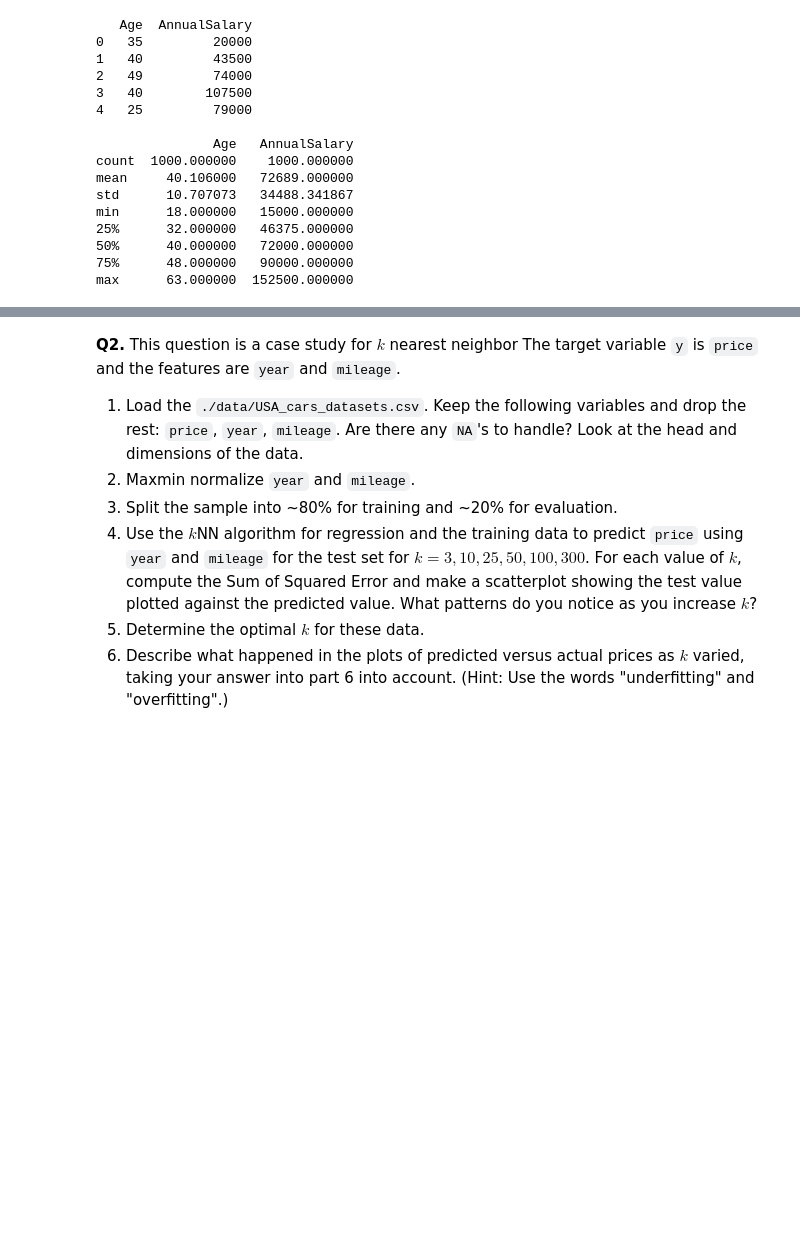
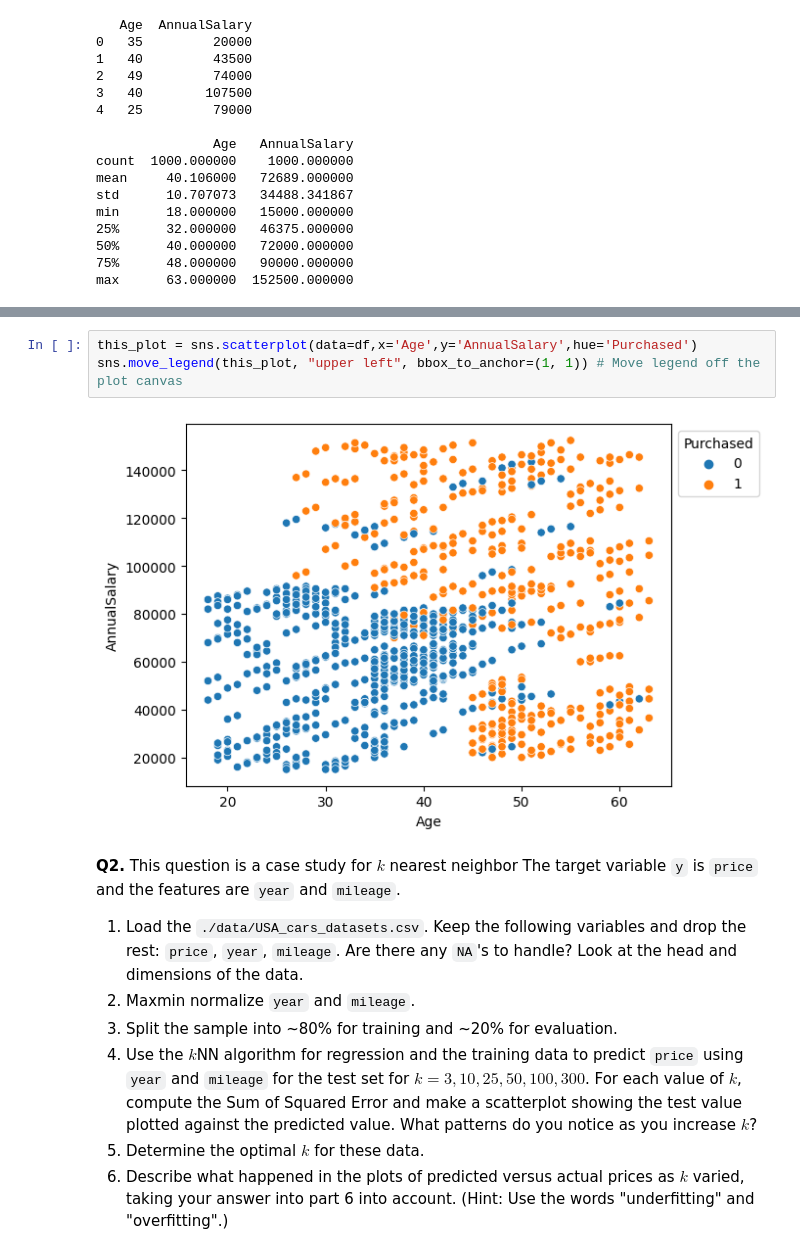
Before and after one commit to racheljhuh/assignment3, a Jupyter notebook: assignment_knn_and_kmc.ipynb, the cells around one changed output, grey strips where cells are left out. Drawn from its saved outputs; the diff is of its cells as text; blank space fills up the shorter version.

```diff
--- a/assignment_knn_and_kmc.ipynb
+++ b/assignment_knn_and_kmc.ipynb
@@ -155,3 +238,8 @@ max       1.000000      1.000000
+# %%
+this_plot = sns.scatterplot(data=df,x='Age',y='AnnualSalary',hue='Purchased')
+sns.move_legend(this_plot, "upper left", bbox_to_anchor=(1, 1)) # Move legend off the plot canvas
+# %% [output]
+[figure, added]
 # %% [markdown]
 **Q2.** This question is a case study for $k$ nearest neighbor The target variable `y` is `price` and the features are `year` and `mileage`.
 
```
Also changed, not shown: parts of 7 cells of this notebook.
